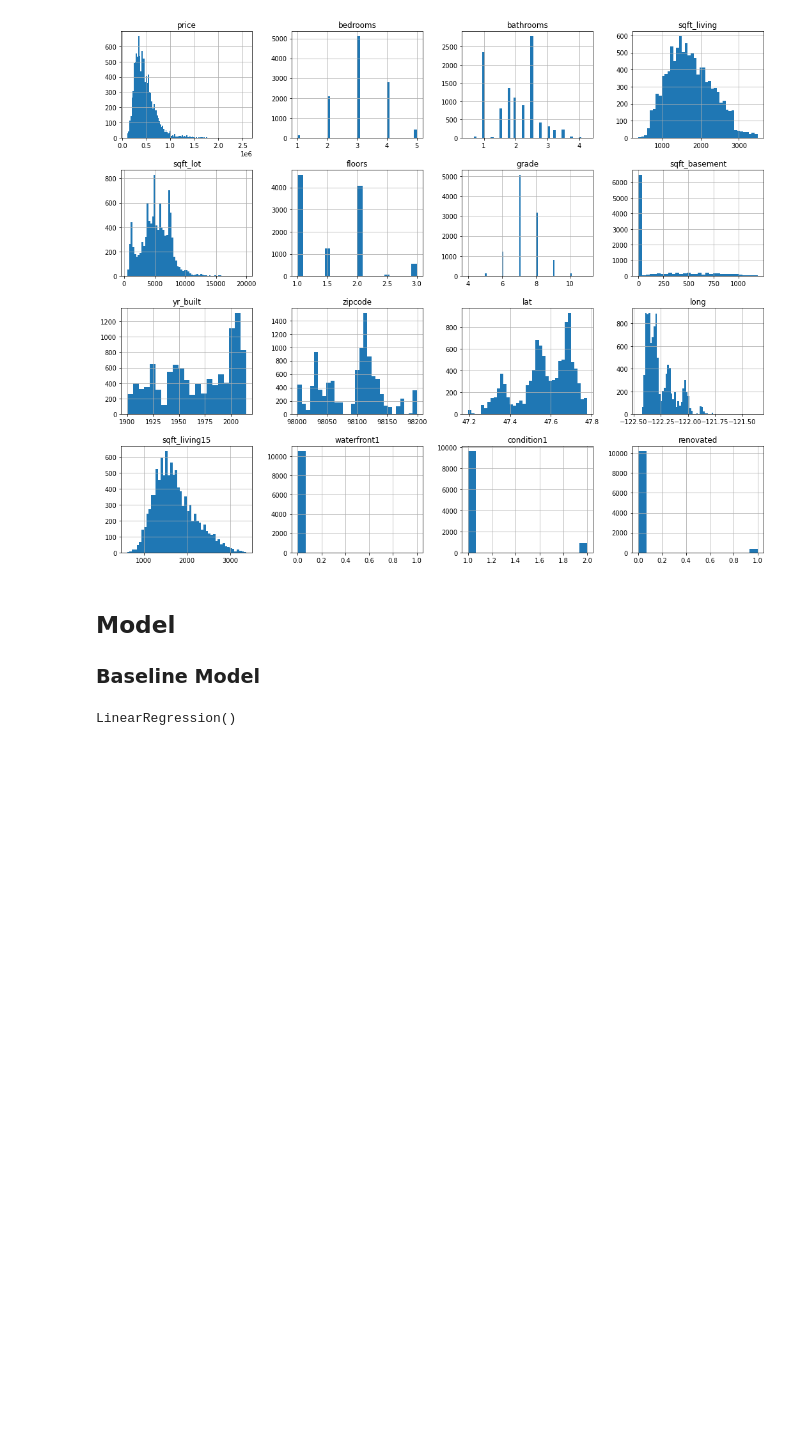
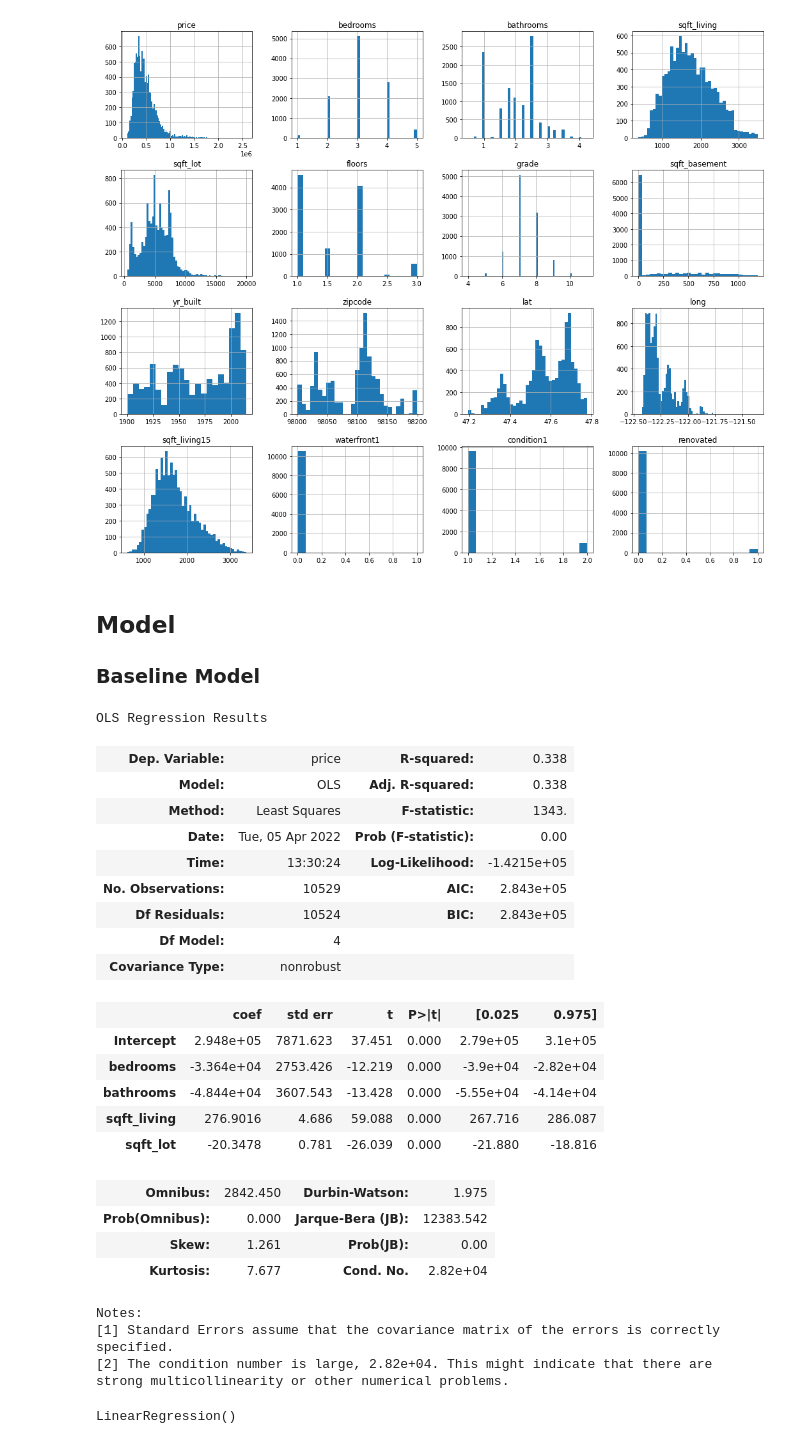
Before and after one commit to AHMET16/house_price_phase2, a Jupyter notebook: Housing_Price_Project.ipynb, the cells around one changed output. Cells and saved outputs as stored; diff of their text form; code cells hidden in the pictures; blank space fills up the shorter version.

```diff
--- a/Housing_Price_Project.ipynb
+++ b/Housing_Price_Project.ipynb
@@ -1018,6 +1011,40 @@ df.hist(figsize=(18,15), bins='auto');
 # %% [markdown]
 ## Model
 ### Baseline Model
+# %%
+houses00 = df.drop(columns=['renovated',"condition1","waterfront1","sqft_living15","long","lat","zipcode","yr_built","sqft_basement","grade","floors"]).copy()
+
+outcome00 = 'price'
+predictors00 = houses00.drop(['price'], axis=1)
+pred_sum00 = "+".join(predictors00.columns)
+formula00 = outcome00 + "~" + pred_sum00
+model00 = ols(formula = formula00, data=houses00).fit()
+model00.summary()
+# %% [output]
+OLS Regression Results
+| Dep. Variable: | price | R-squared: | 0.338 |
+| Model: | OLS | Adj. R-squared: | 0.338 |
+| Method: | Least Squares | F-statistic: | 1343. |
+| Date: | Tue, 05 Apr 2022 | Prob (F-statistic): | 0.00 |
+| Time: | 13:30:24 | Log-Likelihood: | -1.4215e+05 |
+| No. Observations: | 10529 | AIC: | 2.843e+05 |
+| Df Residuals: | 10524 | BIC: | 2.843e+05 |
+| Df Model: | 4 |  |  |
+| Covariance Type: | nonrobust |  |  |
+|  | coef | std err | t | P>|t| | [0.025 | 0.975] |
+| Intercept | 2.948e+05 | 7871.623 | 37.451 | 0.000 | 2.79e+05 | 3.1e+05 |
+| bedrooms | -3.364e+04 | 2753.426 | -12.219 | 0.000 | -3.9e+04 | -2.82e+04 |
+| bathrooms | -4.844e+04 | 3607.543 | -13.428 | 0.000 | -5.55e+04 | -4.14e+04 |
+| sqft_living | 276.9016 | 4.686 | 59.088 | 0.000 | 267.716 | 286.087 |
+| sqft_lot | -20.3478 | 0.781 | -26.039 | 0.000 | -21.880 | -18.816 |
+| Omnibus: | 2842.450 | Durbin-Watson: | 1.975 |
+| Prob(Omnibus): | 0.000 | Jarque-Bera (JB): | 12383.542 |
+| Skew: | 1.261 | Prob(JB): | 0.00 |
+| Kurtosis: | 7.677 | Cond. No. | 2.82e+04 |
+Notes:
+[1] Standard Errors assume that the covariance matrix of the errors is correctly specified.
+[2] The condition number is large, 2.82e+04. This might indicate that there are
+strong multicollinearity or other numerical problems.
 # %%
 # set  X and y
 X = df.drop('price', axis=1)
```
Also changed, not shown: parts of 11 cells of this notebook.
